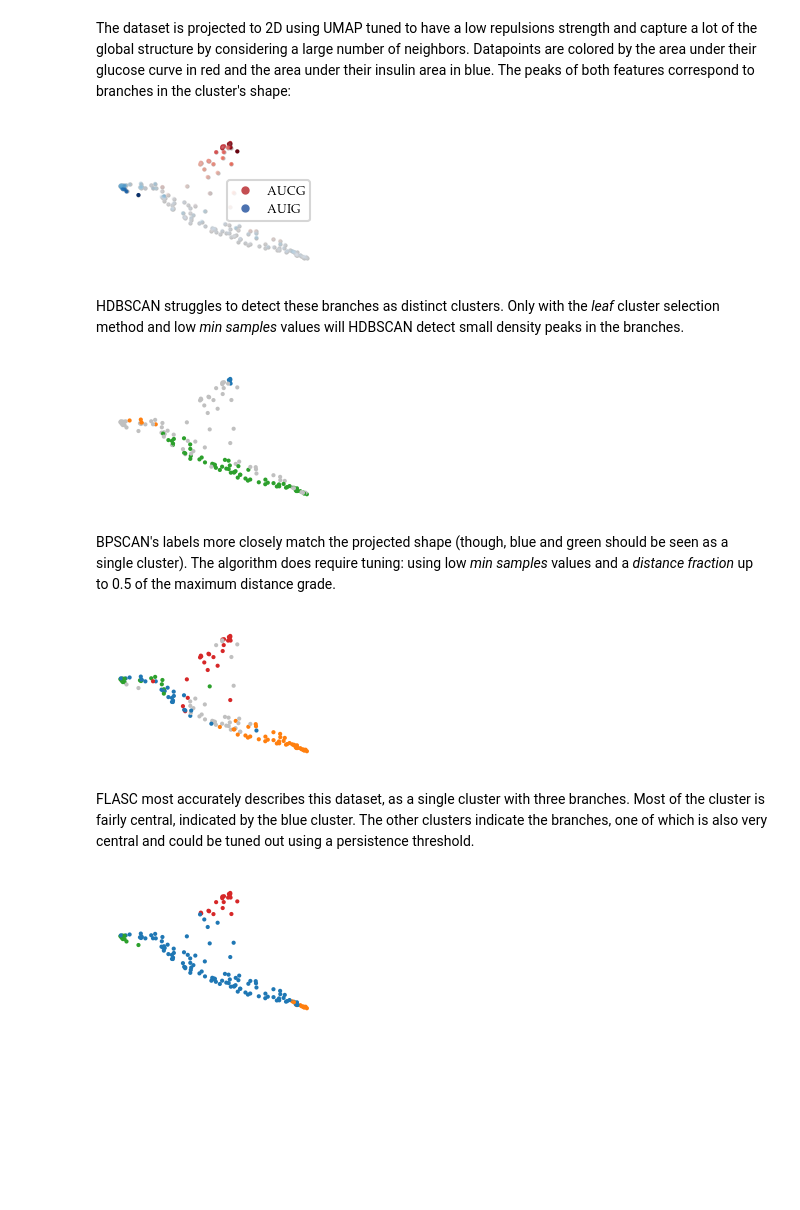
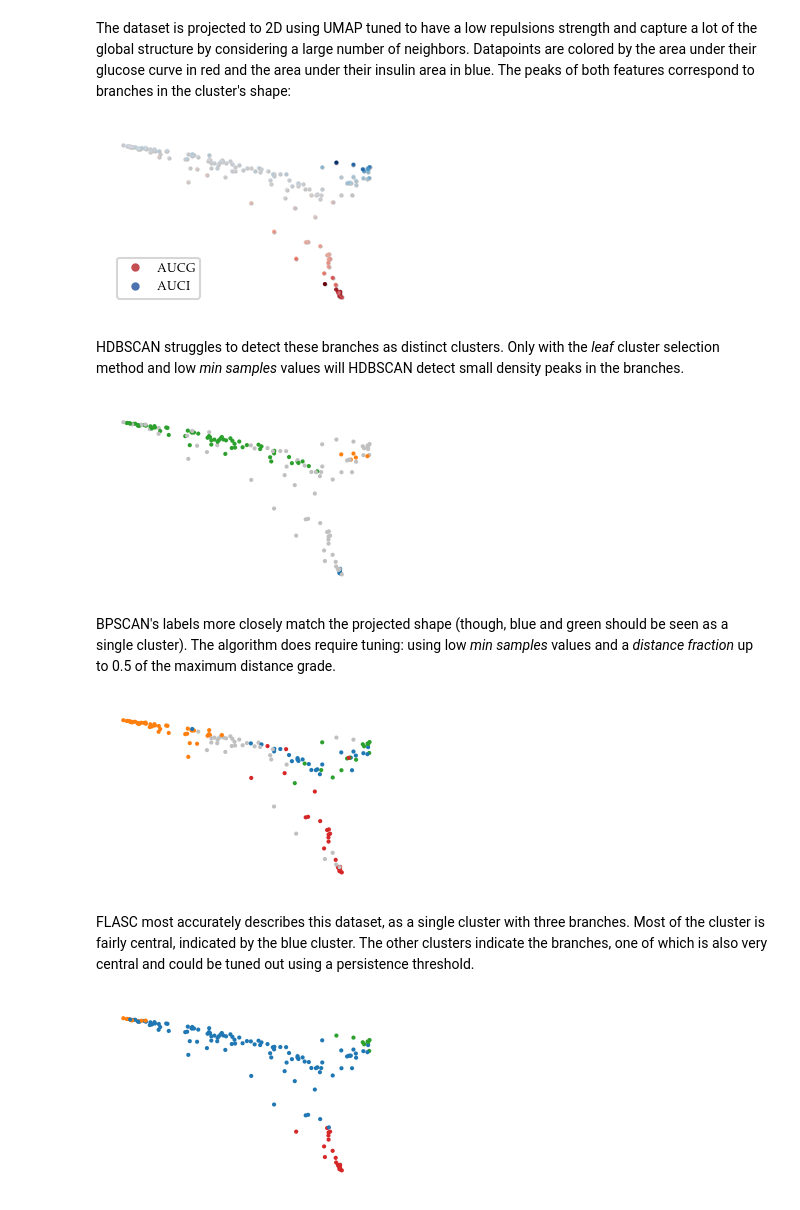
Before and after one commit to vda-lab/biperscan, a Jupyter notebook: notebooks/Diabetes_Bifiltration.ipynb, the cells around one changed output. Saved outputs shown, nothing was run; the diff lists cells and outputs as text; code cells hidden in the pictures; blank space fills up the shorter version.

```diff
--- a/notebooks/Diabetes_Bifiltration.ipynb
+++ b/notebooks/Diabetes_Bifiltration.ipynb
@@ -32,3 +34,5 @@ X2 = UMAP(n_neighbors=80, repulsion_strength=0.002, min_dist=0.1).fit_transform(
+# %%
+X2 = np.load("./data/diabetes/umap_embedding.npy")
 # %% [markdown]
 The dataset is projected to 2D using UMAP tuned to have a low repulsions
 strength and capture a lot of the global structure by considering a large number
@@ -38,40 +42,39 @@ to branches in the cluster's shape:
 # %%
 glucose_norm = Normalize(df[" glucose area"].min(), df[" glucose area"].max())
 glucose_colors = [
     (*to_rgb(plt.cm.Reds(glucose_norm(x))), glucose_norm(x))
     for x in df[" glucose area"]
 ]
 insulin_norm = Normalize(df[" insulin area"].min(), df[" insulin area"].max())
 insulin_colors = [
     (*to_rgb(plt.cm.Blues(insulin_norm(x))), insulin_norm(x))
     for x in df[" insulin area"]
 ]
 
-sized_fig(0.25)
+sized_fig(0.33)
 plt.scatter(*X2.T, s=1, color="silver")
 plt.scatter(*X2.T, s=1, c=glucose_colors)
 plt.scatter(*X2.T, s=1, c=insulin_colors)
 plt.legend(
+    loc='lower left',
     handles=[
         Line2D([0], [0], linewidth=0, marker=".", color="r", label="AUCG"),
-        Line2D([0], [0], linewidth=0, marker=".", color="b", label="AUIG"),
+        Line2D([0], [0], linewidth=0, marker=".", color="b", label="AUCI"),
     ],
 )
 plt.axis("off")
 plt.subplots_adjust(0, 0, 1, 1)
 plt.savefig("images/diabetes_umap.pdf", pad_inches=0)
 plt.show()
 # %% [output]
-[figure, old version]
+[figure, new version]
 # %% [markdown]
 HDBSCAN struggles to detect these branches as distinct clusters. Only with the
 *leaf* cluster selection method and low *min samples* values will HDBSCAN detect
 small density peaks in the branches.
 # %%
-sized_fig(0.25)
-c = HDBSCAN(
-    min_cluster_size=5, cluster_selection_method="leaf", prediction_data=True
-).fit(X)
+sized_fig(0.33)
+c = HDBSCAN(min_cluster_size=5, cluster_selection_method="leaf").fit(X)
 cmap = ListedColormap(["silver"] + [plt.cm.tab10.colors[i] for i in range(10)])
 plt.scatter(*X2.T, c=c.labels_, s=1, cmap=cmap, vmin=-1, vmax=9)
 plt.axis("off")
@@ -79,29 +82,29 @@ plt.subplots_adjust(0, 0, 1, 1)
 plt.savefig("images/diabetes_hdbscan.pdf", pad_inches=0)
 plt.show()
 # %% [output]
-[figure, old version]
+[figure, new version]
 # %% [markdown]
 BPSCAN's labels more closely match the projected shape (though, blue and green
 should be seen as a single cluster). The algorithm does require tuning: using
 low *min samples* values and a *distance fraction* up to 0.5 of the maximum
 distance grade.
 # %%
-sized_fig(0.25)
-c = BPSCAN(min_samples=5, min_cluster_size=15, distance_fraction=0.5).fit(X)
+sized_fig(0.33)
+c = BPSCAN(min_samples=5, min_cluster_size=15, distance_fraction=0.3).fit(X)
 plt.scatter(*X2.T, c=c.labels_, s=1, cmap=cmap, vmin=-1, vmax=9)
 plt.axis("off")
 plt.subplots_adjust(0, 0, 1, 1)
 plt.savefig("images/diabetes_bpscan.pdf", pad_inches=0)
 plt.show()
 # %% [output]
-[figure, old version]
+[figure, new version]
 # %% [markdown]
 FLASC most accurately describes this dataset, as a single cluster with three
 branches. Most of the cluster is fairly central, indicated by the blue cluster.
 The other clusters indicate the branches, one of which is also very central and
 could be tuned out using a persistence threshold.
 # %%
-sized_fig(0.25)
+sized_fig(0.33)
 c = FLASC(min_samples=5, min_branch_size=5, allow_single_cluster=True).fit(X)
 plt.scatter(*X2.T, c=c.labels_, s=1, cmap=cmap, vmin=-1, vmax=9)
 plt.axis("off")
@@ -109,4 +112,4 @@ plt.subplots_adjust(0, 0, 1, 1)
 plt.savefig("images/diabetes_flasc.pdf", pad_inches=0)
 plt.show()
 # %% [output]
-[figure, old version]
+[figure, new version]
```
Also changed, not shown: parts of 3 cells of this notebook, 7 other files.
